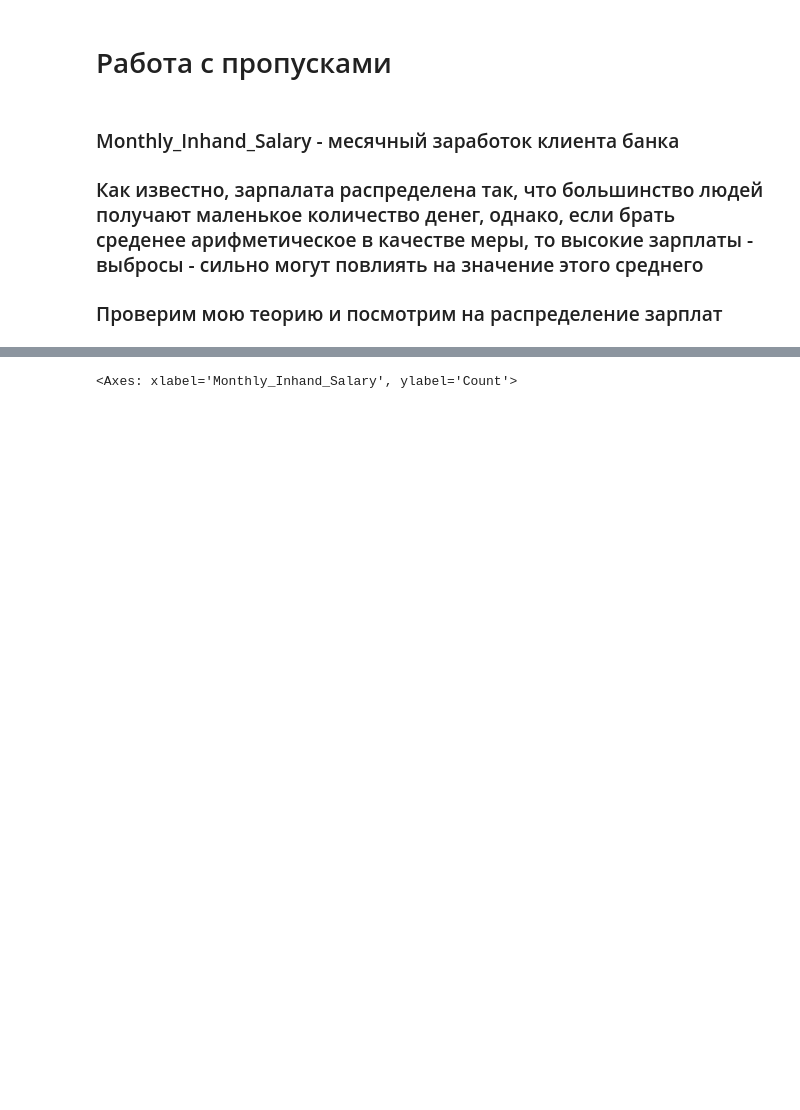
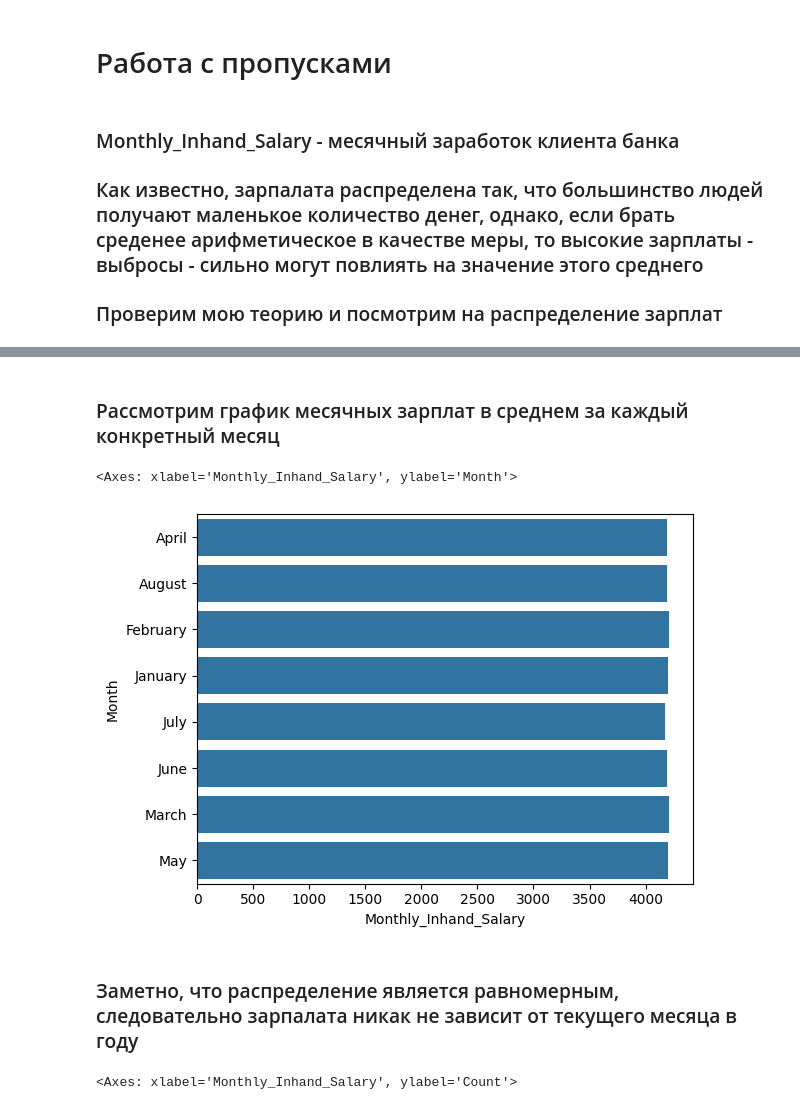
Before and after one commit to Jeyd0n/CreditScoringProject, a Jupyter notebook: notebooks/data_preprocessing.ipynb, the cells around one changed output, grey strips where cells are left out. Cells and saved outputs as stored; diff of their text form; code cells hidden in the pictures; blank space fills up the shorter version.

```diff
--- a/notebooks/data_preprocessing.ipynb
+++ b/notebooks/data_preprocessing.ipynb
@@ -94,3 +116,12 @@ dtype: object
+# %% [markdown]
+### Рассмотрим график месячных зарплат в среднем за каждый конкретный месяц
+# %%
+sns.barplot(y=train.groupby('Month')['Monthly_Inhand_Salary'].mean().index, x=train.groupby('Month')['Monthly_Inhand_Salary'].mean())
+# %% [output]
+<Axes: xlabel='Monthly_Inhand_Salary', ylabel='Month'>
+[figure, added]
+# %% [markdown]
+### Заметно, что распределение является равномерным, следовательно зарпалата никак не зависит от текущего месяца в году
 # %%
 sns.histplot(train['Monthly_Inhand_Salary'])
 # %% [output]
```
Also changed, not shown: parts of 44 cells of this notebook, 5 other files.
